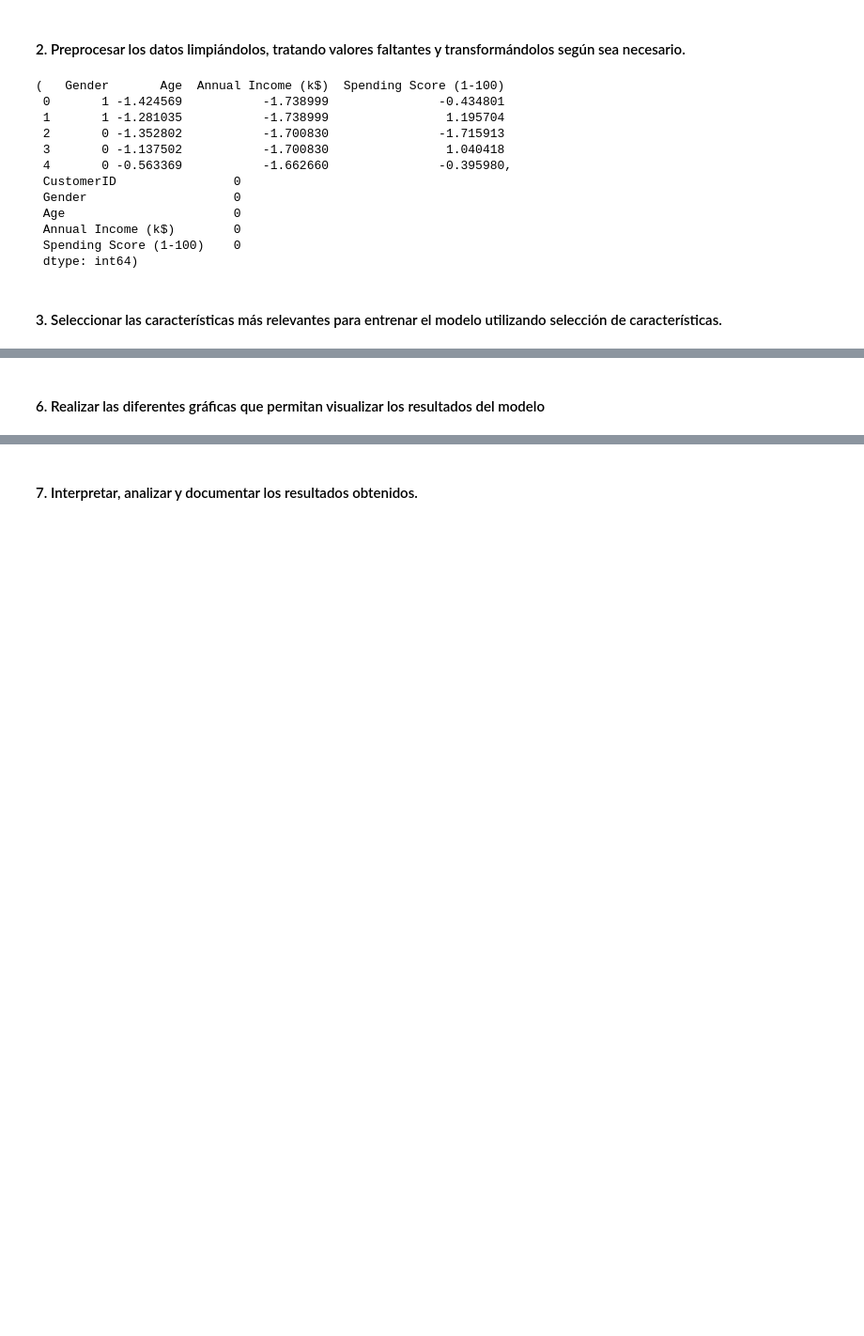
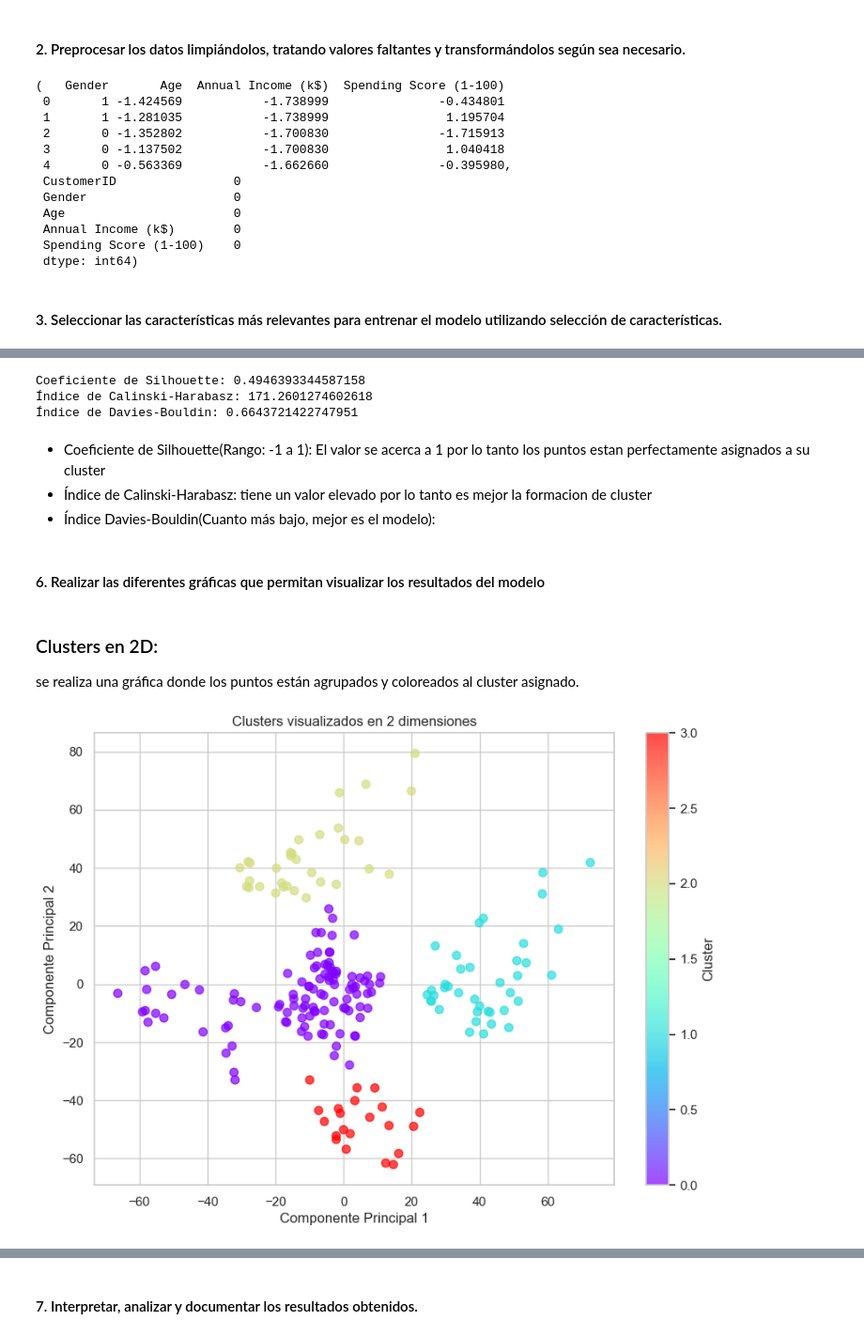
Before and after one commit to Deninsonalexander/Hierarchical-Clustering, a Jupyter notebook: CodigoFuente.ipynb, the cells around one changed output, grey strips where cells are left out. Shown at 94% size. Drawn from its saved outputs; the diff is of its cells as text; code cells hidden in the pictures; blank space fills up the shorter version.

```diff
--- a/CodigoFuente.ipynb
+++ b/CodigoFuente.ipynb
@@ -160,2 +193,43 @@ Obetenmos buenos resultados, 44% y 45% mas o menos y al sumar estos dos componen
+# %%
+from sklearn.metrics import silhouette_score, calinski_harabasz_score, davies_bouldin_score
+
+# Etiquetas de los clusters
+labels = modelo.labels_
+
+# Coeficiente de Silhouette
+silhouette_avg = silhouette_score(pca_transformed, labels)
+print("Coeficiente de Silhouette:", silhouette_avg)
+
+# Índice de Calinski-Harabasz
+ch_score = calinski_harabasz_score(pca_transformed, labels)
+print("Índice de Calinski-Harabasz:", ch_score)
+
+# Índice de Davies-Bouldin
+db_score = davies_bouldin_score(pca_transformed, labels)
+print("Índice de Davies-Bouldin:", db_score)
+# %% [output]
+Coeficiente de Silhouette: 0.4946393344587158
+Índice de Calinski-Harabasz: 171.2601274602618
+Índice de Davies-Bouldin: 0.6643721422747951
+# %% [markdown]
+- Coeficiente de Silhouette(Rango: -1 a 1): El valor se acerca a 1 por lo tanto los puntos estan perfectamente asignados a su cluster
+- Índice de Calinski-Harabasz: tiene un valor elevado por lo tanto es mejor la formacion de cluster
+- Índice Davies-Bouldin(Cuanto más bajo, mejor es el modelo):
 # %% [markdown]
 <h4>6. Realizar las diferentes gráficas que permitan visualizar los resultados del modelo</h4>
+# %% [markdown]
+<h3>Clusters en 2D:</h3>
+se realiza una gráfica donde los puntos están agrupados y coloreados al cluster asignado.
+# %%
+import matplotlib.pyplot as plt
+
+# Gráfica de dispersión de los clusters en dos dimensiones
+plt.figure(figsize=(10, 7))
+plt.scatter(pca_transformed[:, 0], pca_transformed[:, 1], c=labels, cmap="rainbow", s=50, alpha=0.7)
+plt.title("Clusters visualizados en 2 dimensiones")
+plt.xlabel("Componente Principal 1")
+plt.ylabel("Componente Principal 2")
+plt.colorbar(label="Cluster")
+plt.show()
+# %% [output]
+[figure, added]
```
Also changed, not shown: parts of 10 cells of this notebook.
